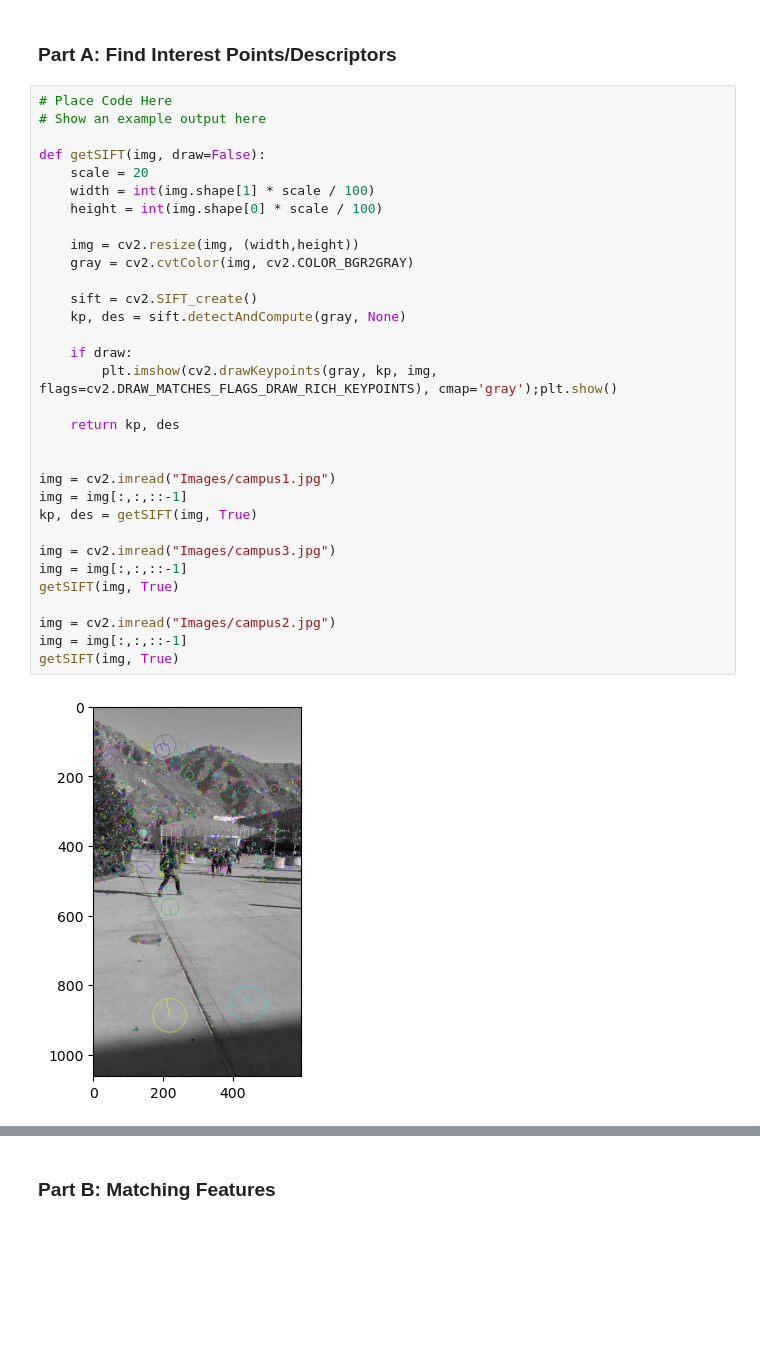
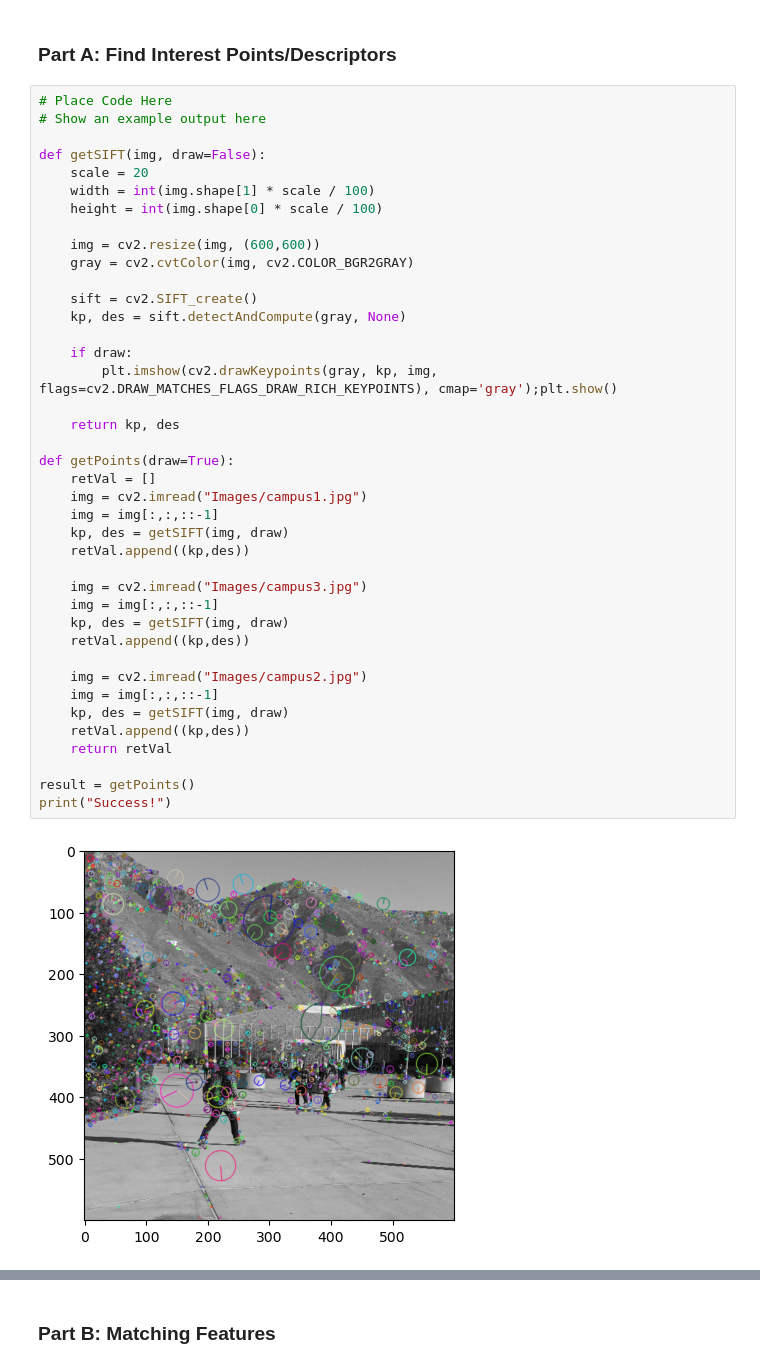
Before and after one commit to BrennanBertola/CS450, a Jupyter notebook: proj3-stitching/proj3-Panoramic-Mosaicing.ipynb, the cells around one changed output, grey strips where cells are left out. Cells and saved outputs as stored; diff of their text form; blank space fills up the shorter version.

```diff
--- a/proj3-stitching/proj3-Panoramic-Mosaicing.ipynb
+++ b/proj3-stitching/proj3-Panoramic-Mosaicing.ipynb
@@ -90,34 +90,42 @@ import numpy as np
 # %%
 # Place Code Here
 # Show an example output here
 
 def getSIFT(img, draw=False):
     scale = 20
     width = int(img.shape[1] * scale / 100)
     height = int(img.shape[0] * scale / 100)
 
-    img = cv2.resize(img, (width,height))
+    img = cv2.resize(img, (600,600))
     gray = cv2.cvtColor(img, cv2.COLOR_BGR2GRAY)
 
     sift = cv2.SIFT_create()
     kp, des = sift.detectAndCompute(gray, None)
 
     if draw:
         plt.imshow(cv2.drawKeypoints(gray, kp, img, flags=cv2.DRAW_MATCHES_FLAGS_DRAW_RICH_KEYPOINTS), cmap='gray');plt.show()
 
     return kp, des
 
+def getPoints(draw=True):
+    retVal = []
+    img = cv2.imread("Images/campus1.jpg")
+    img = img[:,:,::-1]
+    kp, des = getSIFT(img, draw)
+    retVal.append((kp,des))
 
-img = cv2.imread("Images/campus1.jpg")
-img = img[:,:,::-1]
-kp, des = getSIFT(img, True)
+    img = cv2.imread("Images/campus3.jpg")
+    img = img[:,:,::-1]
+    kp, des = getSIFT(img, draw)
+    retVal.append((kp,des))
 
-img = cv2.imread("Images/campus3.jpg")
-img = img[:,:,::-1]
-getSIFT(img, True)
+    img = cv2.imread("Images/campus2.jpg")
+    img = img[:,:,::-1]
+    kp, des = getSIFT(img, draw)
+    retVal.append((kp,des))
+    return retVal
 
-img = cv2.imread("Images/campus2.jpg")
-img = img[:,:,::-1]
-getSIFT(img, True)
+result = getPoints()
+print("Success!")
 # %% [output]
-[figure, old version]
+[figure, new version]
```
Also changed, not shown: parts of 3 cells of this notebook, 3 other files.
